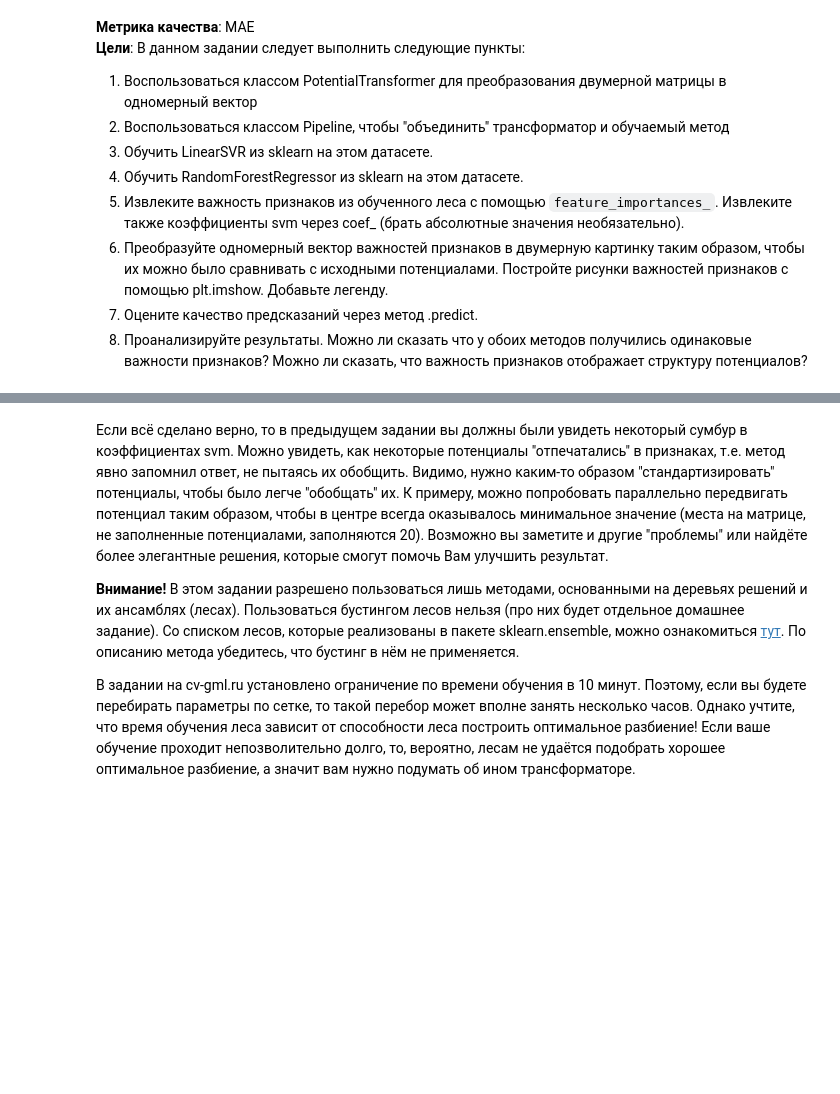
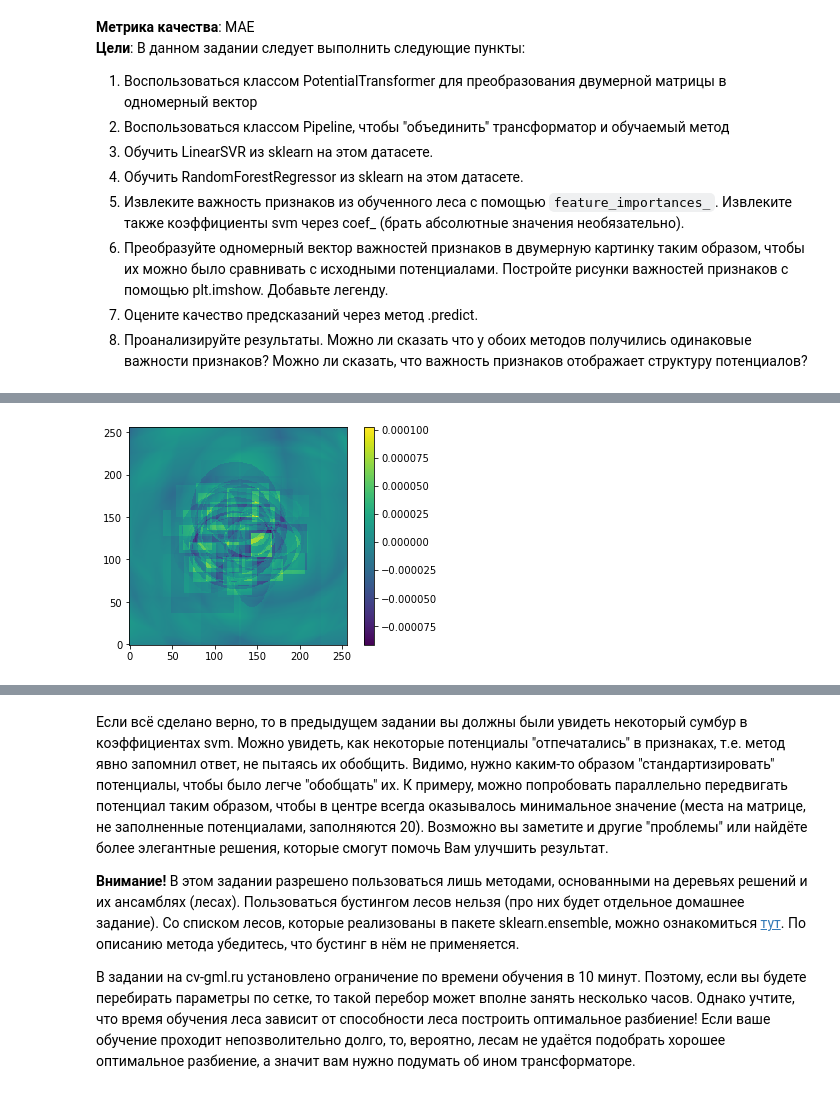
Before and after one commit to AlexCergeev/Machine-learning-methods-MSU, a Jupyter notebook: Hw6/Деревья решений (ноутбук)/homework.ipynb, the cells around one changed output, grey strips where cells are left out. Cells and saved outputs as stored; diff of their text form; code cells hidden in the pictures; blank space fills up the shorter version.

```diff
--- a/Hw6/Деревья решений (ноутбук)/homework.ipynb
+++ b/Hw6/Деревья решений (ноутбук)/homework.ipynb
@@ -425,0 +443,6 @@ class PotentialTransformer:
+# %%
+plt.imshow(linSVR[1].coef_.reshape((256,256)), origin="lower", interpolation='none', label='LinearSVR')
+plt.colorbar()
+plt.show()
+# %% [output]
+[figure, added]
```
Also changed, not shown: parts of 18 cells of this notebook, 1 other file.
